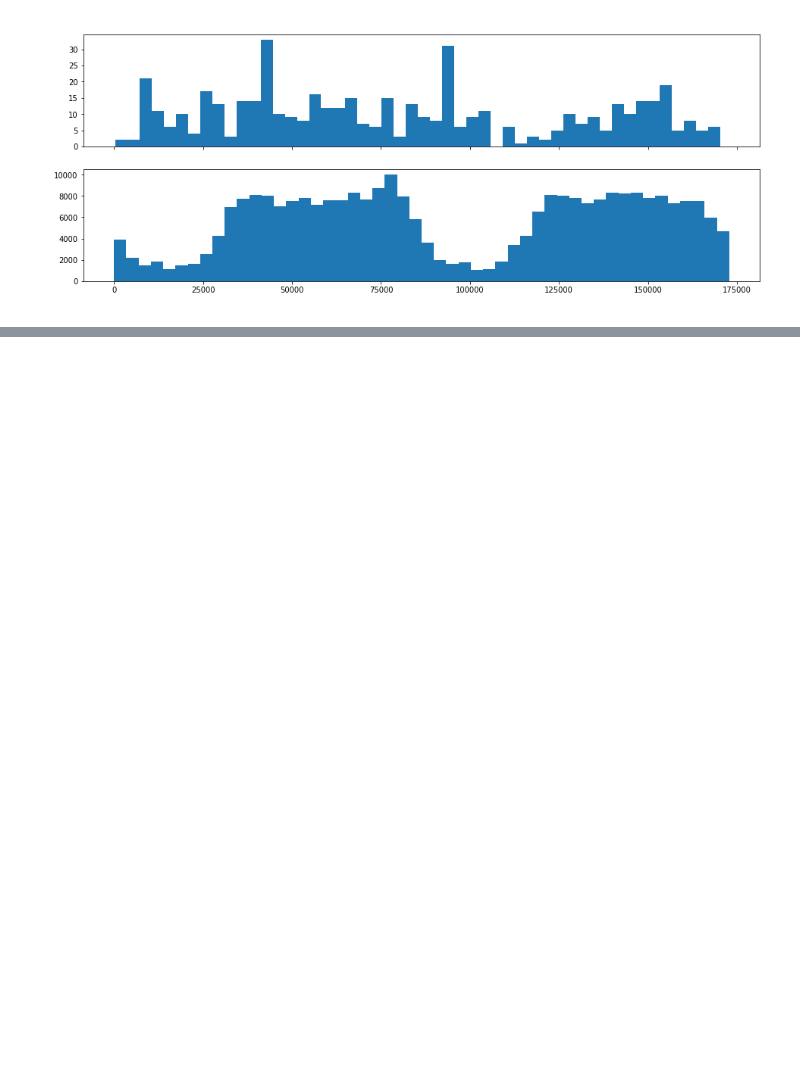
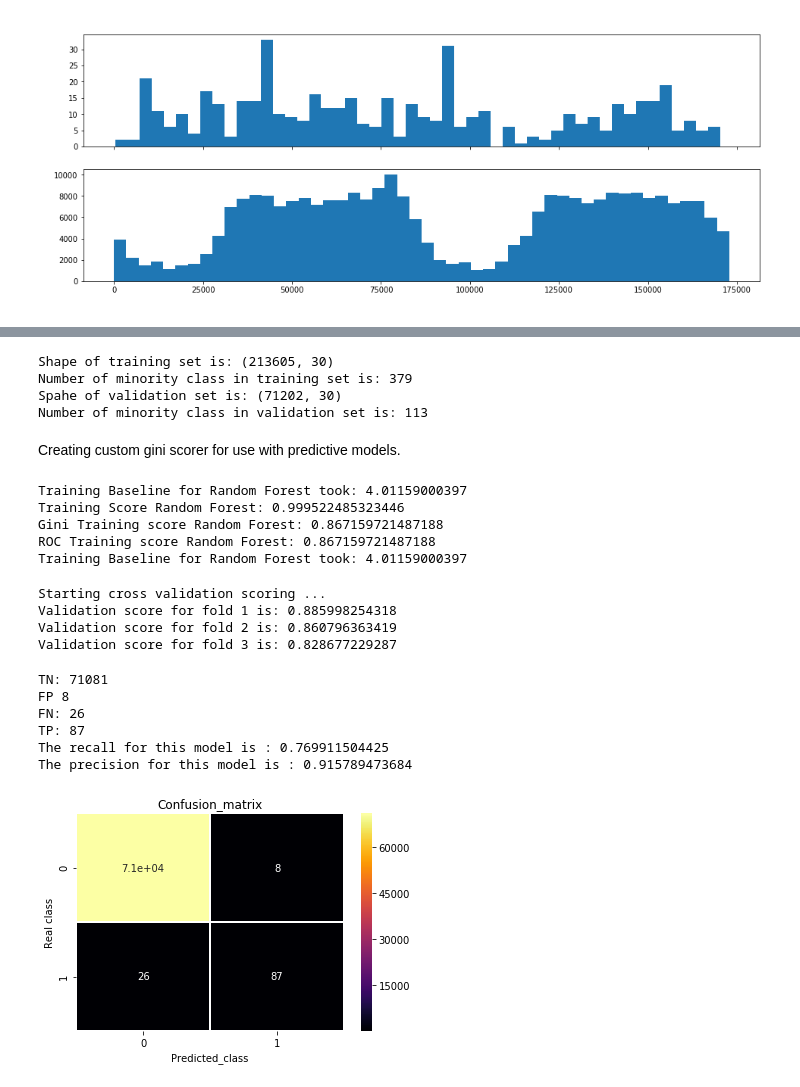
Before and after one commit to igabriel85/dmon-adp, a Jupyter notebook: notebooks/Experimenter.ipynb, the cells around one changed output, grey strips where cells are left out. Drawn from its saved outputs; the diff is of its cells as text; code cells hidden in the pictures; blank space fills up the shorter version.

```diff
--- a/notebooks/Experimenter.ipynb
+++ b/notebooks/Experimenter.ipynb
@@ -163,0 +164,14 @@ Feature importance Random Forest Training:
+# %%
+X_train, X_test, y_train, y_test = train_test_split(X, y)
+print "Shape of training set is: {}".format(X_train.shape)
+print "Number of minority class in training set is: {}".format(len(y_train[y_train == 1]))
+
+print "Spahe of validation set is: {}".format(X_test.shape)
+print "Number of minority class in validation set is: {}".format(len(y_test[y_test == 1]))
+# %% [output]
+Shape of training set is: (213605, 30)
+Number of minority class in training set is: 379
+Spahe of validation set is: (71202, 30)
+Number of minority class in validation set is: 113
+# %% [markdown]
+Creating custom gini scorer for use with predictive models.
@@ -163,0 +195,60 @@ Feature importance Random Forest Training:
+# %%
+start_time_b = time.time()
+rfb = RandomForestClassifier(n_jobs=-1)
+rfb.fit(X_train, y_train)
+elapsed_time_g = time.time() - start_time_b
+score_RF = rfb.score(X_test, y_test)
+predict_rf = rfb.predict(X_test)
+score_gini_RF = gini_sklearn(predict_rf, y_test)
+score_roc_RF = roc_auc_score(predict_rf, y_test)
+print "Training Baseline for Random Forest took: %s" % str(elapsed_time_g)
+
+print "Training Score Random Forest: %s" % score_RF
+print "Gini Training score Random Forest: %s" % (score_gini_RF * -1)
+print "ROC Training score Random Forest: %s" % (score_gini_RF * -1)
+
+print "Training Baseline for Random Forest took: %s" % str(elapsed_time_g)
+# %% [output]
+Training Baseline for Random Forest took: 4.01159000397
+Training Score Random Forest: 0.999522485323446
+Gini Training score Random Forest: 0.867159721487188
+ROC Training score Random Forest: 0.867159721487188
+Training Baseline for Random Forest took: 4.01159000397
+# %%
+print "Starting cross validation scoring ..."
+score = cross_val_score(rfb, X, y, scoring=gini_scorer, cv=StratifiedShuffleSplit(n_splits=3, test_size=.5))
+# print score
+i = 1
+for v in score:
+    print "Validation score for fold {} is: {}".format(i, v)
+    i += 1
+# %% [output]
+Starting cross validation scoring ...
+Validation score for fold 1 is: 0.885998254318
+Validation score for fold 2 is: 0.860796363419
+Validation score for fold 3 is: 0.828677229287
+# %%
+import seaborn as sns
+tn, fp, fn, tp = confusion_matrix(y_test, predict_rf).ravel()
+cnf_matrix = confusion_matrix(y_test, predict_rf)
+print "TN: %s" % tn
+print "FP %s" % fp
+print "FN: %s" % fn
+print "TP: %s" % tp
+# print "The recall for this model is :", float(cnf_matrix[1, 1])/(float(cnf_matrix[1, 1])+float(cnf_matrix[1, 0]))
+print "The recall for this model is :", float(tp)/(float(tp)+float(fn))
+print "The precision for this model is :", float(tp)/(float(tp)+float(fp))
+
+sns.heatmap(cnf_matrix, cmap="inferno", annot=True, linewidths=0.5)
+plt.title("Confusion_matrix")
+plt.xlabel("Predicted_class")
+plt.ylabel("Real class")
+plt.show()
+# %% [output]
+TN: 71081
+FP 8
+FN: 26
+TP: 87
+The recall for this model is : 0.769911504425
+The precision for this model is : 0.915789473684
+[figure, added]
```
Also changed, not shown: parts of 18 cells of this notebook.
